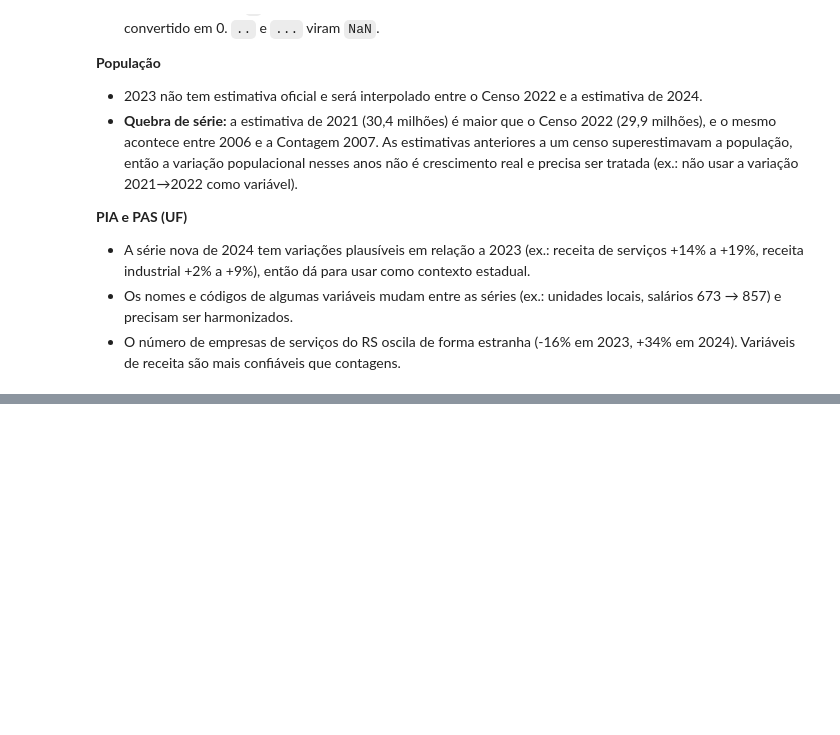
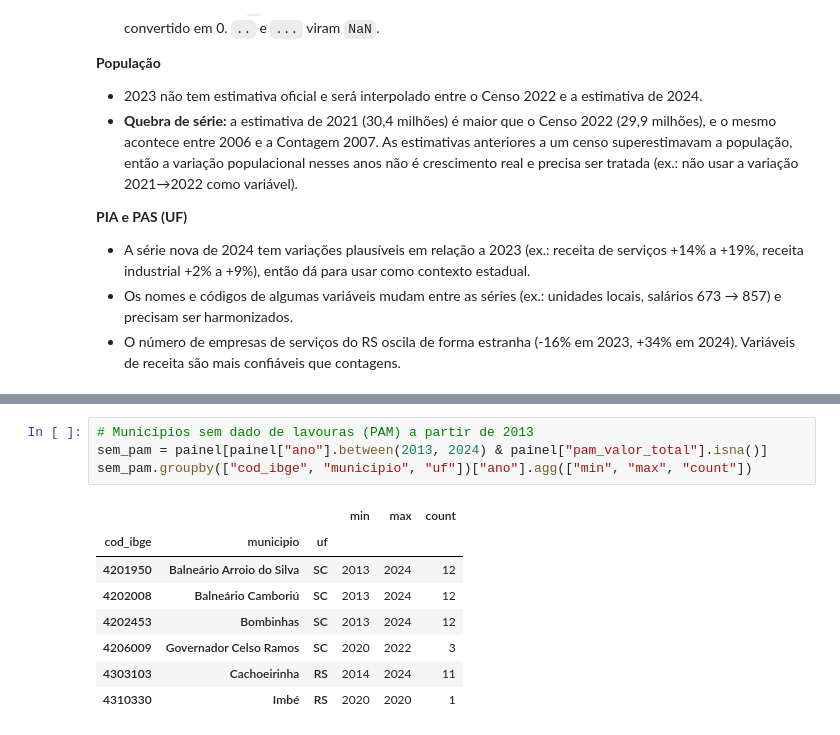
Before and after one commit to MatheuzinDev/Trabalho-Ciencia-Dados-AV2, a Jupyter notebook: notebooks/01_coleta_integracao.ipynb, the cells around one changed output, grey strips where cells are left out. Drawn from its saved outputs; the diff is of its cells as text; blank space fills up the shorter version.

```diff
--- a/notebooks/01_coleta_integracao.ipynb
+++ b/notebooks/01_coleta_integracao.ipynb
@@ -452,0 +543,13 @@ pas_cmp
+# %%
+# Municípios sem dado de lavouras (PAM) a partir de 2013
+sem_pam = painel[painel["ano"].between(2013, 2024) & painel["pam_valor_total"].isna()]
+sem_pam.groupby(["cod_ibge", "municipio", "uf"])["ano"].agg(["min", "max", "count"])
+# %% [output]
+|  |  |  | min | max | count |
+| cod_ibge | municipio | uf |  |  |  |
+| 4201950 | Balneário Arroio do Silva | SC | 2013 | 2024 | 12 |
+| 4202008 | Balneário Camboriú | SC | 2013 | 2024 | 12 |
+| 4202453 | Bombinhas | SC | 2013 | 2024 | 12 |
+| 4206009 | Governador Celso Ramos | SC | 2020 | 2022 | 3 |
+| 4303103 | Cachoeirinha | RS | 2014 | 2024 | 11 |
+| 4310330 | Imbé | RS | 2020 | 2020 | 1 |
```
Also changed, not shown: parts of 14 cells of this notebook, 3 other files.
